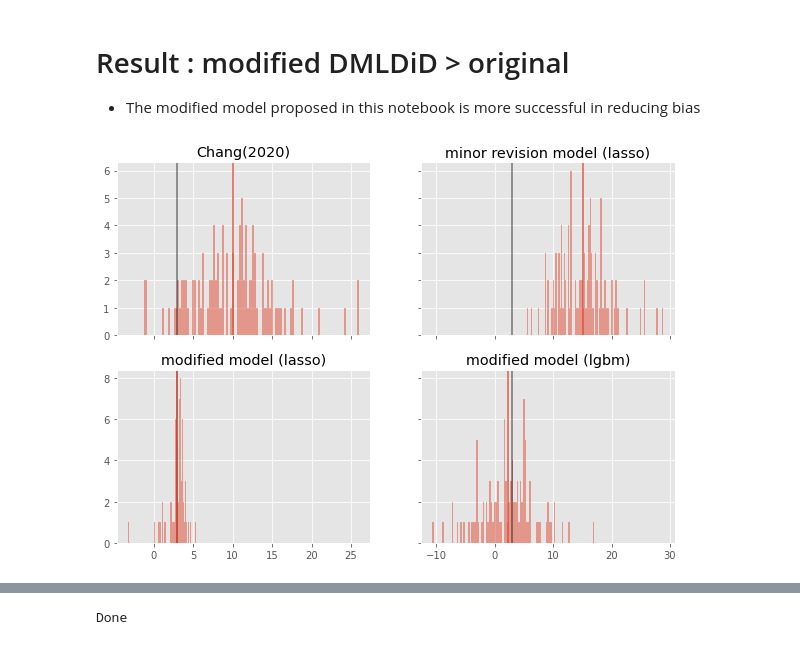
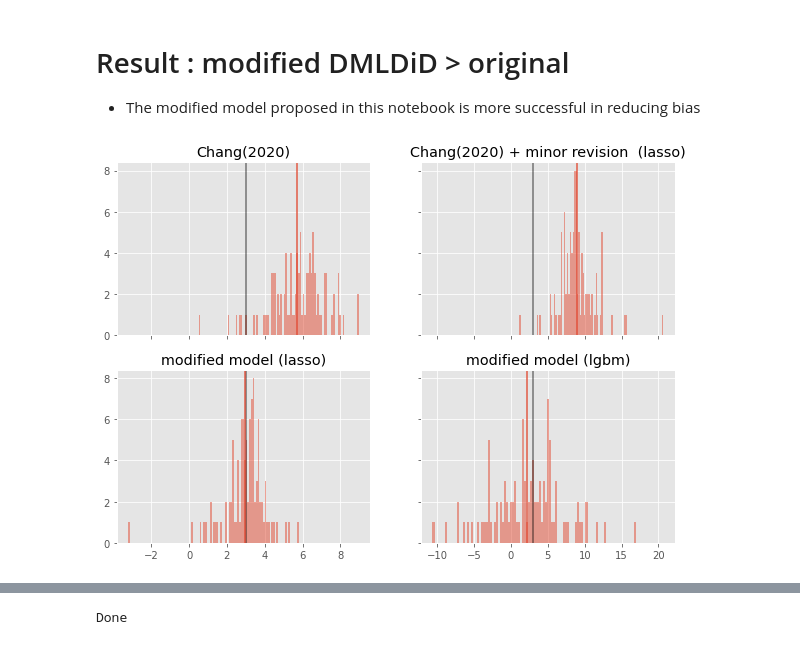
Before and after one commit to pedrohcgs/modified_DMLDiD_RCS, a Jupyter notebook: notebooks/Reproduction_of_DMLDiD_RCS_with_SIMDATA.ipynb, the cells around one changed output, grey strips where cells are left out. Drawn from its saved outputs; the diff is of its cells as text; code cells hidden in the pictures.

```diff
--- a/notebooks/Reproduction_of_DMLDiD_RCS_with_SIMDATA.ipynb
+++ b/notebooks/Reproduction_of_DMLDiD_RCS_with_SIMDATA.ipynb
@@ -203,0 +124,5 @@ original_bar_few_fixed = original_dmldid_rcs(
+# %%
+Y = df_rcs[X_cols + [y_col , d_col , t_col]].dropna().reset_index(drop=True)[[y_col]].to_numpy()
+D = df_rcs[X_cols + [y_col , d_col , t_col]].dropna().reset_index(drop=True)[[d_col]].to_numpy()
+T = df_rcs[X_cols + [y_col , d_col , t_col]].dropna().reset_index(drop=True)[[t_col]].to_numpy()
+X = df_rcs[X_cols + [y_col , d_col , t_col]].dropna().reset_index(drop=True)[X_cols].astype(float).to_numpy()
@@ -207,26 +307,26 @@ original_bar_few_fixed = original_dmldid_rcs(
 # %%
 _label = [
     "Chang(2020)",
-    "minor revision model (lasso)",
+    "Chang(2020) + minor revision  (lasso)",
     "modified model (lasso)",
     "modified model (lgbm)",
 ]
 result_df = pd.DataFrame(
     {
-        "original_bar": original_bar,
-        "few_fixed_bar": original_bar_few_fixed,
+        "original_bar": r_result,
+        "few_fixed_bar": fixed_r_result,
         "algo_modified_bar": algo_modified_bar,
         "algo_modified_bar_lgbm": algo_modified_bar_lgbm,
     }
 )
 fig, ax = plt.subplots(2, 2, sharex="col", sharey="row", figsize=(10, 7))
 ax = ax.ravel()
 for i, _col in enumerate(result_df.columns):
     ax[i].hist(result_df[_col], bins=100, alpha=0.5)
     # ax[i].set_xlim(0,5)
     ax[i].set_title(_label[i])
     ax[i].axvline(x=3, alpha=0.5, color="black")
     ax[i].axvline(x=result_df[_col].mean(), alpha=0.9)
 plt.show()
 # %% [output]
-[figure, old version]
+[figure, new version]
```
Also changed, not shown: parts of 13 cells of this notebook, 2 other files.
